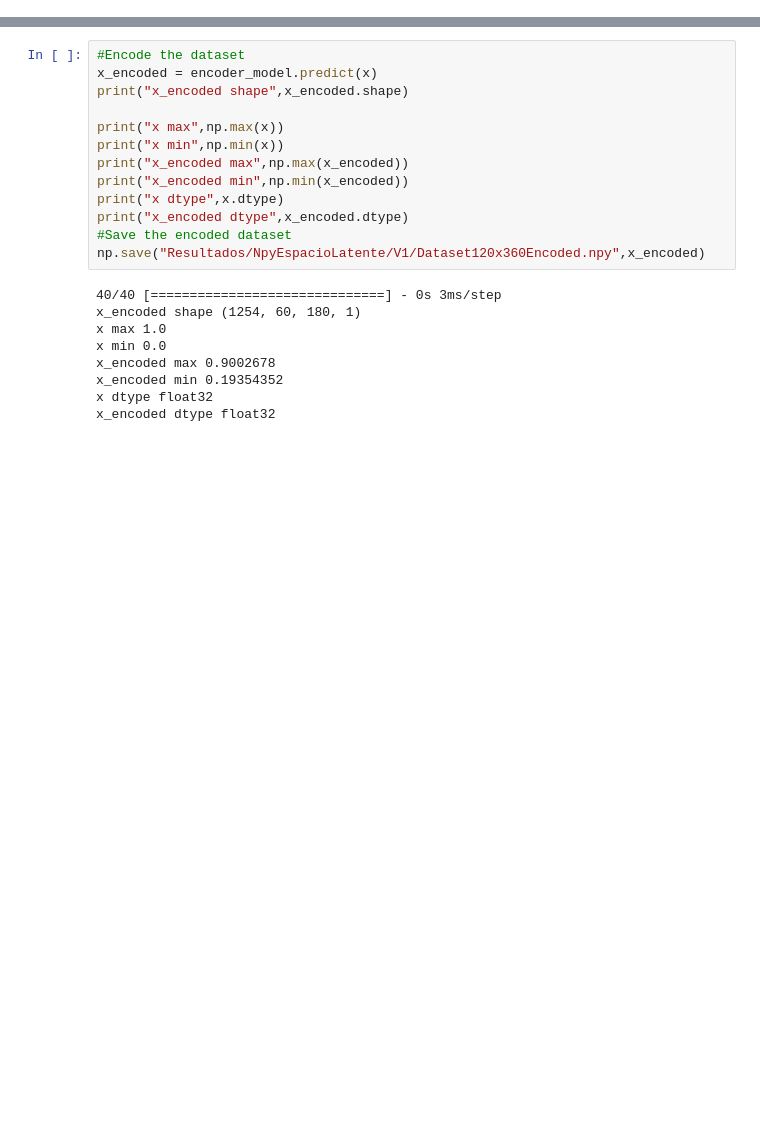
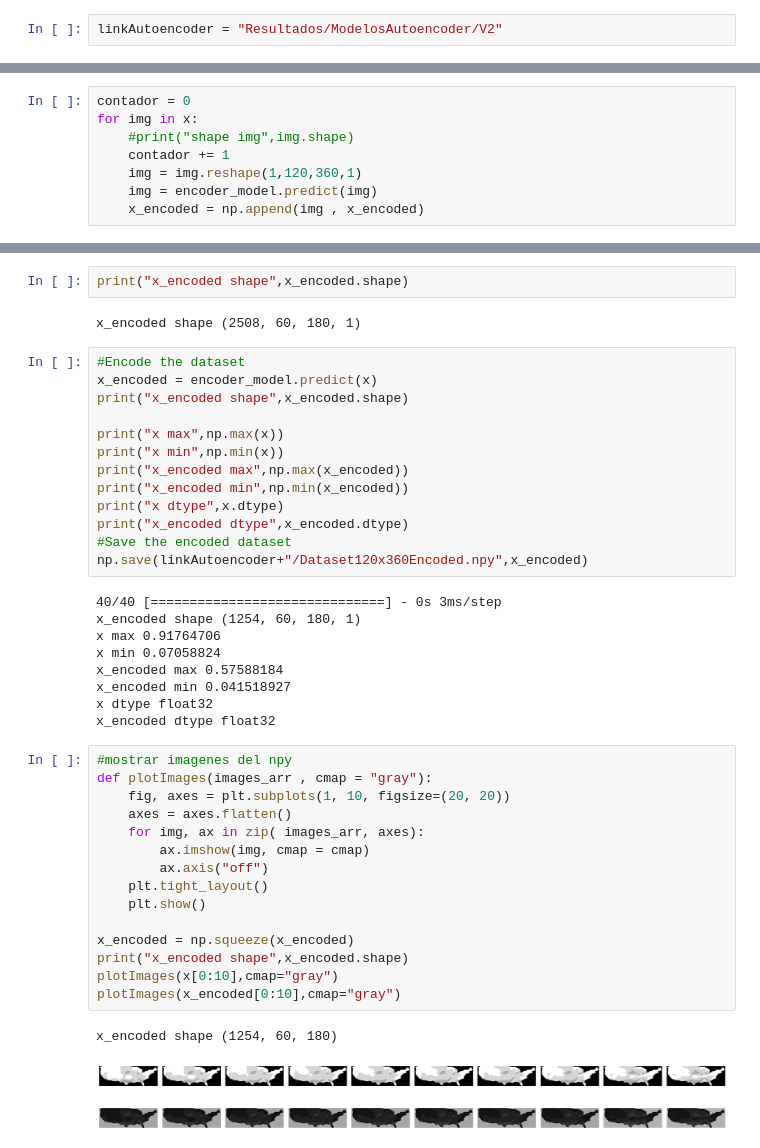
Before and after one commit to SahirReyes30/AutoencoderConvLSTMFiltros, a Jupyter notebook: Paso2CrearNpyParaEntrenarConvLSTM.ipynb, the cells around one changed output, grey strips where cells are left out. Saved outputs shown, nothing was run; the diff lists cells and outputs as text; blank space fills up the shorter version.

```diff
--- a/Paso2CrearNpyParaEntrenarConvLSTM.ipynb
+++ b/Paso2CrearNpyParaEntrenarConvLSTM.ipynb
@@ -17,3 +17,5 @@ To enable them in other operations, rebuild TensorFlow with the appropriate comp
+# %%
+linkAutoencoder = "Resultados/ModelosAutoencoder/V2"
 # %%
 
 #Load the encoder model
@@ -31,0 +40,8 @@ x shape (1254, 120, 360)
+# %%
+contador = 0
+for img in x:
+    #print("shape img",img.shape)
+    contador += 1
+    img = img.reshape(1,120,360,1)
+    img = encoder_model.predict(img)
+    x_encoded = np.append(img , x_encoded)
@@ -32,3 +51,7 @@ x shape (1254, 120, 360)
+# %%
+print("x_encoded shape",x_encoded.shape)
+# %% [output]
+x_encoded shape (2508, 60, 180, 1)
 # %%
 #Encode the dataset
 x_encoded = encoder_model.predict(x)
@@ -41,13 +64,32 @@ print("x_encoded min",np.min(x_encoded))
 print("x dtype",x.dtype)
 print("x_encoded dtype",x_encoded.dtype)
 #Save the encoded dataset
-np.save("Resultados/NpyEspacioLatente/V1/Dataset120x360Encoded.npy",x_encoded)
+np.save(linkAutoencoder+"/Dataset120x360Encoded.npy",x_encoded)
 # %% [output]
 40/40 [==============================] - 0s 3ms/step
 x_encoded shape (1254, 60, 180, 1)
-x max 1.0
-x min 0.0
-x_encoded max 0.9002678
-x_encoded min 0.19354352
+x max 0.91764706
+x min 0.07058824
+x_encoded max 0.57588184
+x_encoded min 0.041518927
 x dtype float32
 x_encoded dtype float32
+# %%
+#mostrar imagenes del npy
+def plotImages(images_arr , cmap = "gray"):
+    fig, axes = plt.subplots(1, 10, figsize=(20, 20))
+    axes = axes.flatten()
+    for img, ax in zip( images_arr, axes):
+        ax.imshow(img, cmap = cmap)
+        ax.axis("off")
+    plt.tight_layout()
+    plt.show()
+
+x_encoded = np.squeeze(x_encoded)
+print("x_encoded shape",x_encoded.shape)
+plotImages(x[0:10],cmap="gray")
+plotImages(x_encoded[0:10],cmap="gray")
+# %% [output]
+x_encoded shape (1254, 60, 180)
+[figure, added]
+[figure, added]
```
Also changed, not shown: parts of 4 cells of this notebook, 4 other files.
